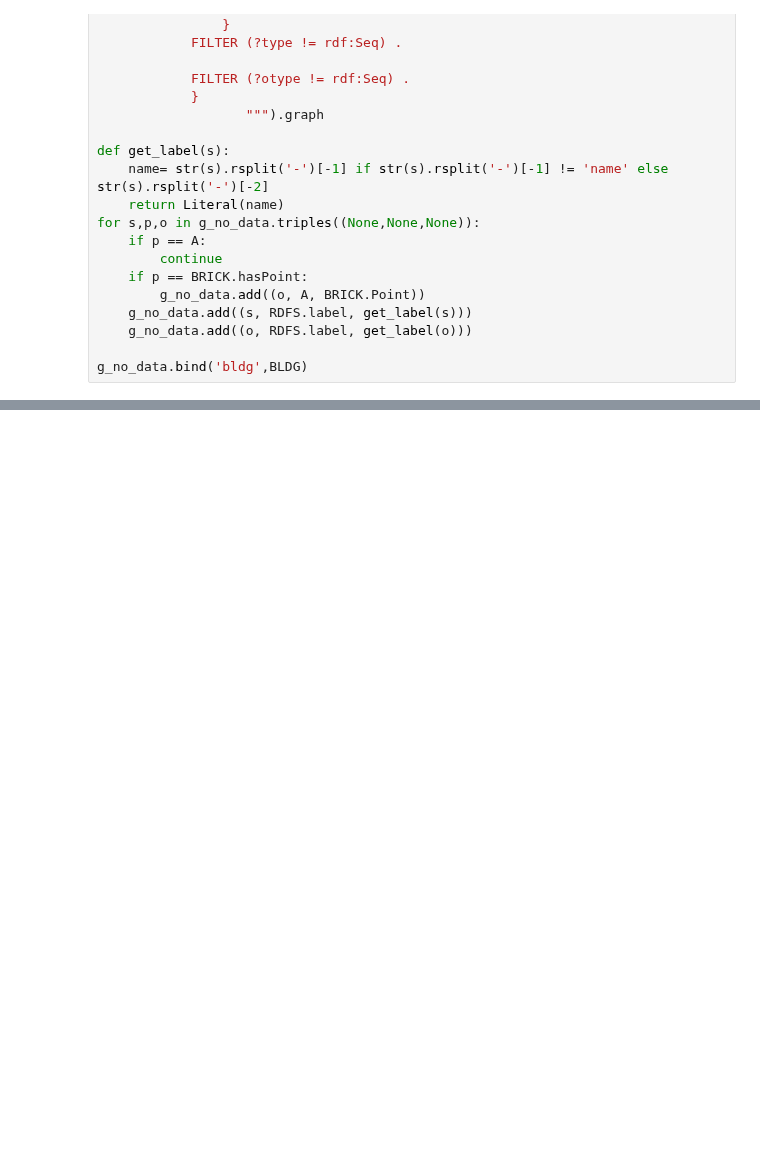
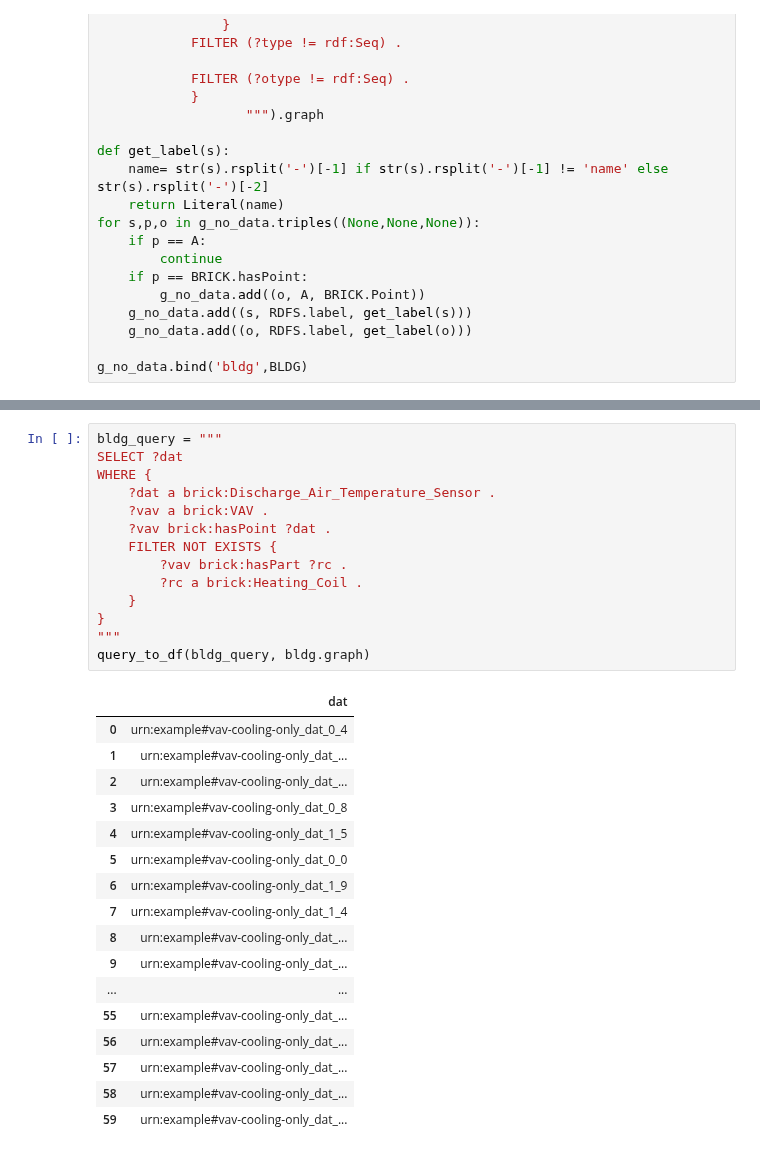
Before and after one commit to lazlop/graph-pattern-id, a Jupyter notebook: examples/brick-example.ipynb, the cells around one changed output, grey strips where cells are left out. Saved outputs shown, nothing was run; the diff lists cells and outputs as text; blank space fills up the shorter version.

Commit message:
tested querying examples, results seem good

```diff
--- a/examples/brick-example.ipynb
+++ b/examples/brick-example.ipynb
@@ -290,0 +304,32 @@ bldg.graph.serialize('brick-example.ttl', format = 'ttl')
+# %%
+bldg_query = """
+SELECT ?dat
+WHERE {
+    ?dat a brick:Discharge_Air_Temperature_Sensor .
+    ?vav a brick:VAV .
+    ?vav brick:hasPoint ?dat .
+    FILTER NOT EXISTS {
+        ?vav brick:hasPart ?rc .
+        ?rc a brick:Heating_Coil .
+    }
+}
+"""
+query_to_df(bldg_query, bldg.graph)
+# %% [output]
+|  | dat |
+| 0 | urn:example#vav-cooling-only_dat_0_4 |
+| 1 | urn:example#vav-cooling-only_dat_... |
+| 2 | urn:example#vav-cooling-only_dat_... |
+| 3 | urn:example#vav-cooling-only_dat_0_8 |
+| 4 | urn:example#vav-cooling-only_dat_1_5 |
+| 5 | urn:example#vav-cooling-only_dat_0_0 |
+| 6 | urn:example#vav-cooling-only_dat_1_9 |
+| 7 | urn:example#vav-cooling-only_dat_1_4 |
+| 8 | urn:example#vav-cooling-only_dat_... |
+| 9 | urn:example#vav-cooling-only_dat_... |
+| ... | ... |
+| 55 | urn:example#vav-cooling-only_dat_... |
+| 56 | urn:example#vav-cooling-only_dat_... |
+| 57 | urn:example#vav-cooling-only_dat_... |
+| 58 | urn:example#vav-cooling-only_dat_... |
+| 59 | urn:example#vav-cooling-only_dat_... |
```
Also changed, not shown: parts of 10 cells of this notebook, 9 other files.
